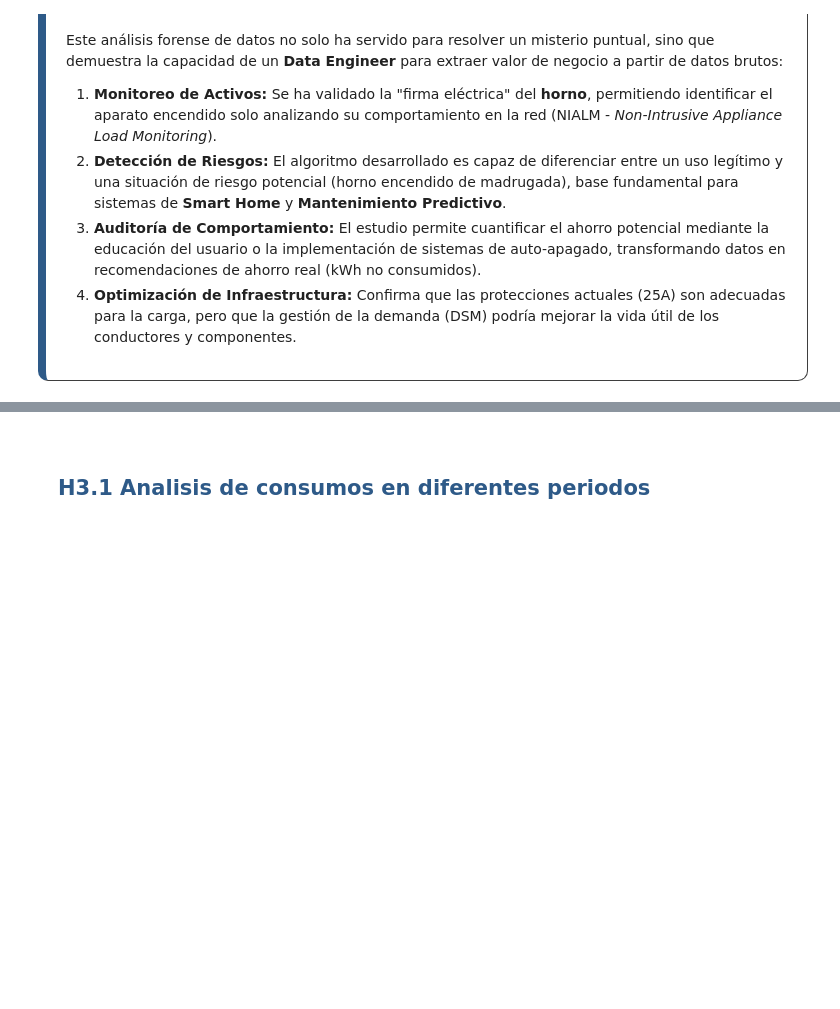
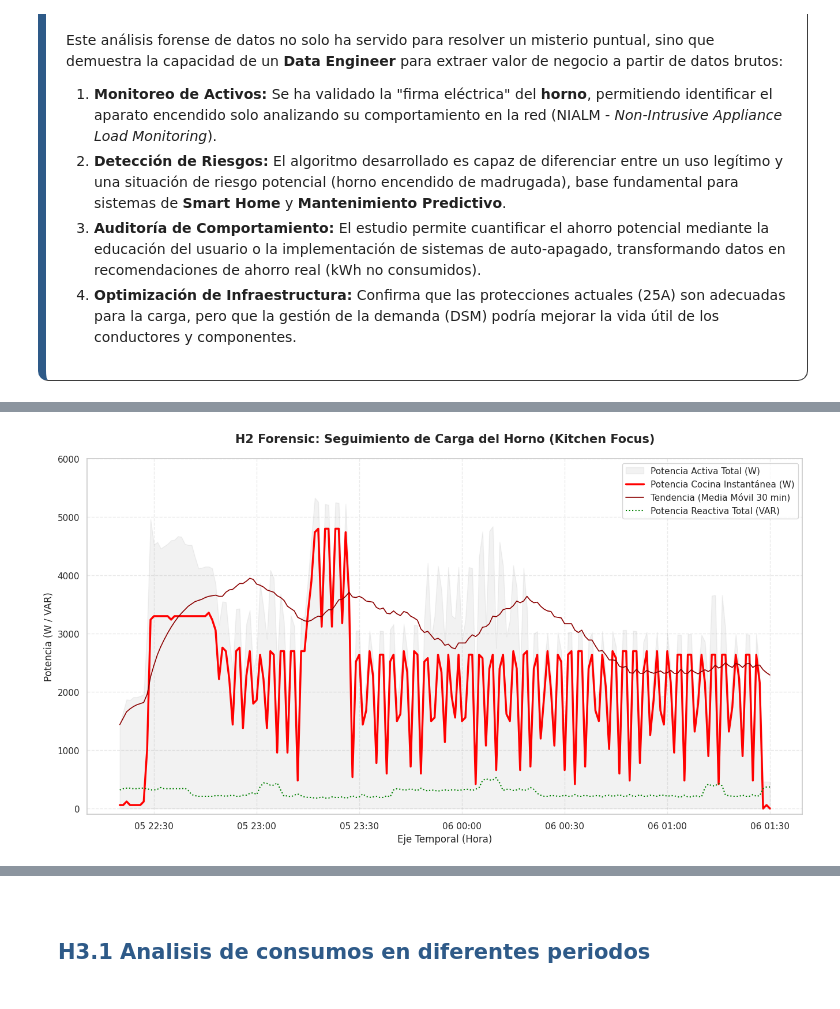
Before and after one commit to aitor-industrial-data/Data-Projects-Repo, a Jupyter notebook: 03_SQL_Big_Data_Spark/03.01_CAPSTONE_Industrial_Energy_Analytics/notebooks/01_EDA_Electric_Data.ipynb, the cells around one changed output, grey strips where cells are left out. Cells and saved outputs as stored; diff of their text form; code cells hidden in the pictures; blank space fills up the shorter version.

```diff
--- a/03_SQL_Big_Data_Spark/03.01_CAPSTONE_Industrial_Energy_Analytics/notebooks/01_EDA_Electric_Data.ipynb
+++ b/03_SQL_Big_Data_Spark/03.01_CAPSTONE_Industrial_Energy_Analytics/notebooks/01_EDA_Electric_Data.ipynb
@@ -1008,0 +1281,57 @@ Este análisis forense de datos no solo ha servido para resolver un misterio pun
+# %%
+import matplotlib.pyplot as plt
+import pandas as pd
+import os
+import getpass
+
+# 1. Preparación de datos (Spark a Pandas)
+df_viz = H2_Validation_Report.toPandas()
+df_viz.columns = [col.lower() for col in df_viz.columns]
+df_viz['full_timestamp'] = pd.to_datetime(df_viz['full_timestamp'])
+
+# 2. Configuración de la figura
+plt.figure(figsize=(16, 8))
+ax = plt.gca()
+
+# --- A. POTENCIA TOTAL CASA (Sombra de fondo) ---
+plt.fill_between(df_viz['full_timestamp'], df_viz['total_house_kw'] * 1000,
+                 color='gray', alpha=0.1, label='Potencia Activa Total (W)')
+
+# --- B. POTENCIA COCINA / HORNO (Línea Roja Principal) ---
+plt.plot(df_viz['full_timestamp'], df_viz['kitchen_kw'] * 1000,
+         color='red', linewidth=2.5, alpha=1.0, label='Potencia Cocina Instantánea (W)')
+
+# --- C. MEDIA MÓVIL 30 MIN (La Inercia) ---
+plt.plot(df_viz['full_timestamp'], df_viz['avg_rolling_30min_kw'] * 1000,
+         color='darkred', linewidth=1.2, label='Tendencia (Media Móvil 30 min)')
+
+# --- D. POTENCIA REACTIVA (Línea Verde) ---
+plt.plot(df_viz['full_timestamp'], df_viz['total_house_kvar'] * 1000,
+         color='green', linewidth=1.5, linestyle=':', label='Potencia Reactiva Total (VAR)')
+
+# 3. Estética Estilo "Industrial"
+plt.title("H2 Forensic: Seguimiento de Carga del Horno (Kitchen Focus)",
+          fontsize=15, fontweight='bold', pad=20)
+plt.ylabel("Potencia (W / VAR)", fontsize=12)
+plt.xlabel("Eje Temporal (Hora)", fontsize=12)
+
+plt.grid(True, linestyle='--', alpha=0.4)
+plt.ylim(-100, 6000)
+
+# Leyenda unificada
+plt.legend(loc='upper right', frameon=True, fontsize=11)
+
+# 5. Exportar archivo
+
+# Detectamos el usuario de Windows de forma anónima
+win_user = os.popen("cmd.exe /c echo %USERNAME%").read().strip()
+
+# Construimos la ruta 'puente' entre WSL y Windows
+base_path = f"/mnt/c/Users/{win_user}/Documents/Data-Projects-Repo/03_SQL_Big_Data_Spark/03.01_CAPSTONE_Industrial_Energy_Analytics"
+
+# Definimos las carpetas de destino
+plot_path = os.path.join(base_path, "docs", "H2_Oven_Incident_Power_Analysis.png")
+
+# Guardar Gráfico
+plt.savefig(plot_path, dpi=300, bbox_inches='tight')
+# %% [output]
@@ -1009 +1342,2 @@ Este análisis forense de datos no solo ha servido para resolver un misterio pun
+[figure, added]
 # %% [markdown]
```
Also changed, not shown: parts of 59 cells of this notebook, 3 other files.
